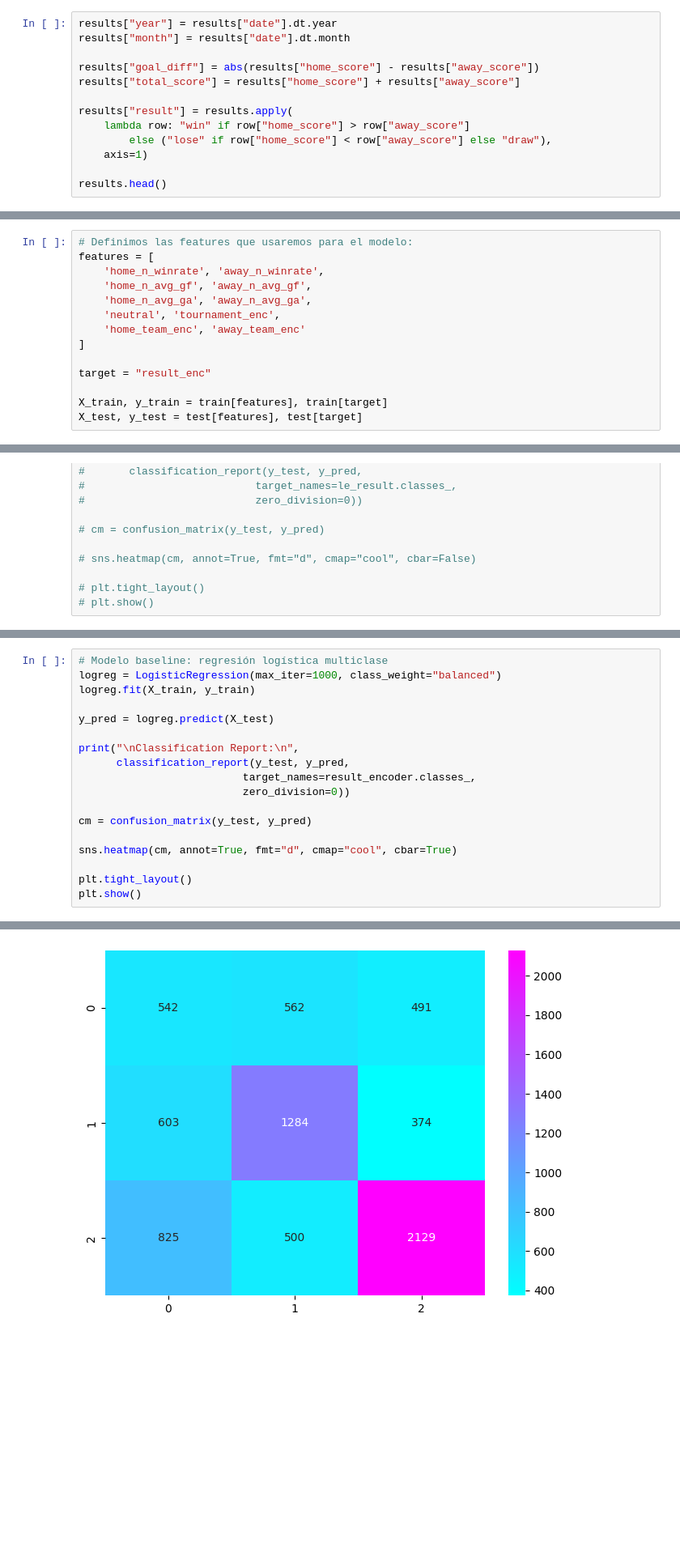
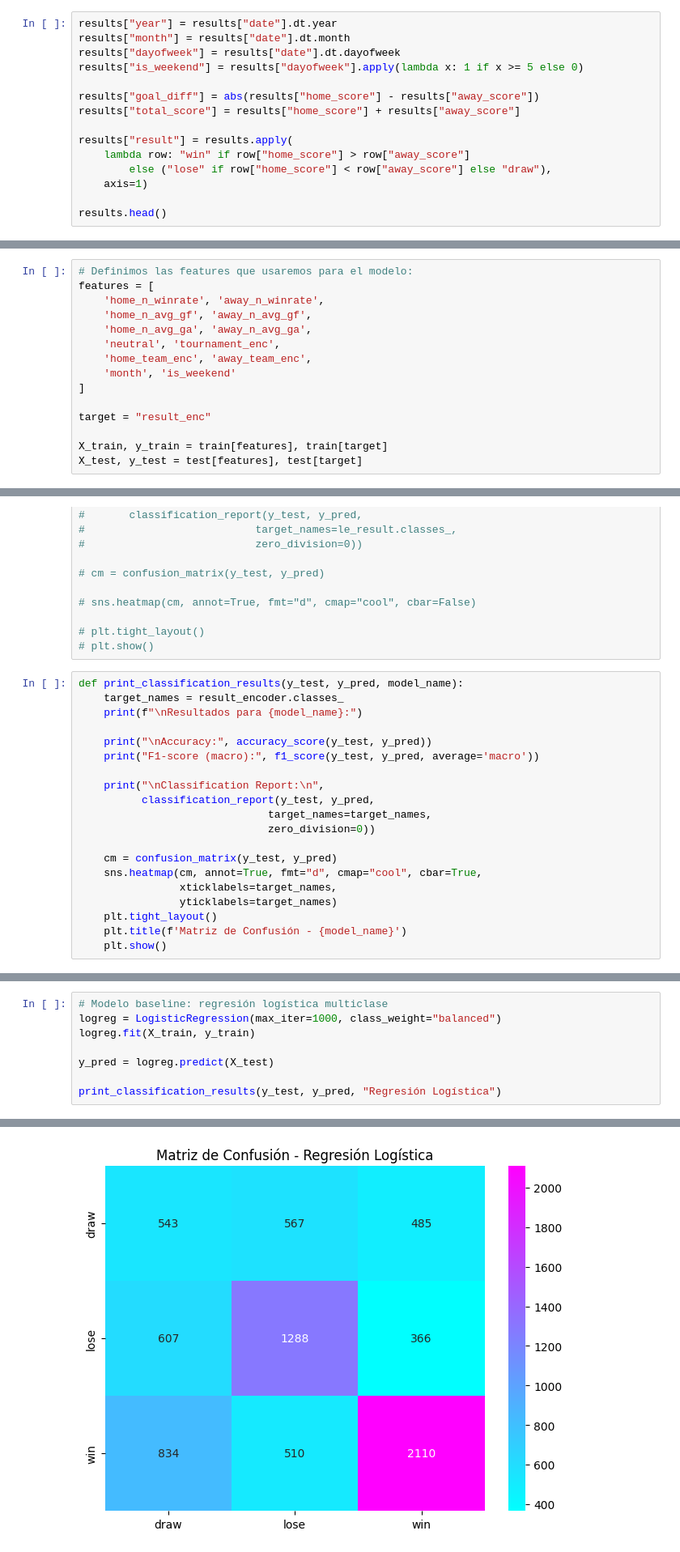
Before and after one commit to carlosrivasa/tpAdM, a Jupyter notebook: FIFA2026.ipynb, the cells around one changed output, grey strips where cells are left out. Shown at 81% size. Drawn from its saved outputs; the diff is of its cells as text; blank space fills up the shorter version.

```diff
--- a/FIFA2026.ipynb
+++ b/FIFA2026.ipynb
@@ -69,6 +69,8 @@ Como el dataset original no tiene la variable a predecir, se procede a crearla j
 # %%
 results["year"] = results["date"].dt.year
 results["month"] = results["date"].dt.month
+results["dayofweek"] = results["date"].dt.dayofweek
+results["is_weekend"] = results["dayofweek"].apply(lambda x: 1 if x >= 5 else 0)
 
 results["goal_diff"] = abs(results["home_score"] - results["away_score"])
 results["total_score"] = results["home_score"] + results["away_score"]
@@ -364,7 +423,8 @@ features = [
     'home_n_avg_gf', 'away_n_avg_gf',
     'home_n_avg_ga', 'away_n_avg_ga',
     'neutral', 'tournament_enc',
-    'home_team_enc', 'away_team_enc'
+    'home_team_enc', 'away_team_enc',
+    'month', 'is_weekend'
 ]
 
 target = "result_enc"
@@ -489,3 +485,23 @@ X_test = scaler.transform(X_test)
 
 # plt.tight_layout()
 # plt.show()
+# %%
+def print_classification_results(y_test, y_pred, model_name):
+    target_names = result_encoder.classes_
+    print(f"\nResultados para {model_name}:")
+
+    print("\nAccuracy:", accuracy_score(y_test, y_pred))
+    print("F1-score (macro):", f1_score(y_test, y_pred, average='macro'))
+
+    print("\nClassification Report:\n",
+          classification_report(y_test, y_pred,
+                              target_names=target_names,
+                              zero_division=0))
+
+    cm = confusion_matrix(y_test, y_pred)
+    sns.heatmap(cm, annot=True, fmt="d", cmap="cool", cbar=True,
+                xticklabels=target_names,
+                yticklabels=target_names)
+    plt.tight_layout()
+    plt.title(f'Matriz de Confusión - {model_name}')
+    plt.show()
@@ -496,15 +514,5 @@ logreg.fit(X_train, y_train)
 
 y_pred = logreg.predict(X_test)
 
-print("\nClassification Report:\n",
-      classification_report(y_test, y_pred,
-                          target_names=result_encoder.classes_,
-                          zero_division=0))
-
-cm = confusion_matrix(y_test, y_pred)
-
-sns.heatmap(cm, annot=True, fmt="d", cmap="cool", cbar=True)
-
-plt.tight_layout()
-plt.show()
+print_classification_results(y_test, y_pred, "Regresión Logística")
 # %% [output]
@@ -521,3 +534,3 @@ weighted avg       0.57      0.54      0.55      7310
-[figure, old version]
+[figure, new version]
 # %%
 # KNN
```
Also changed, not shown: parts of 28 cells of this notebook.
